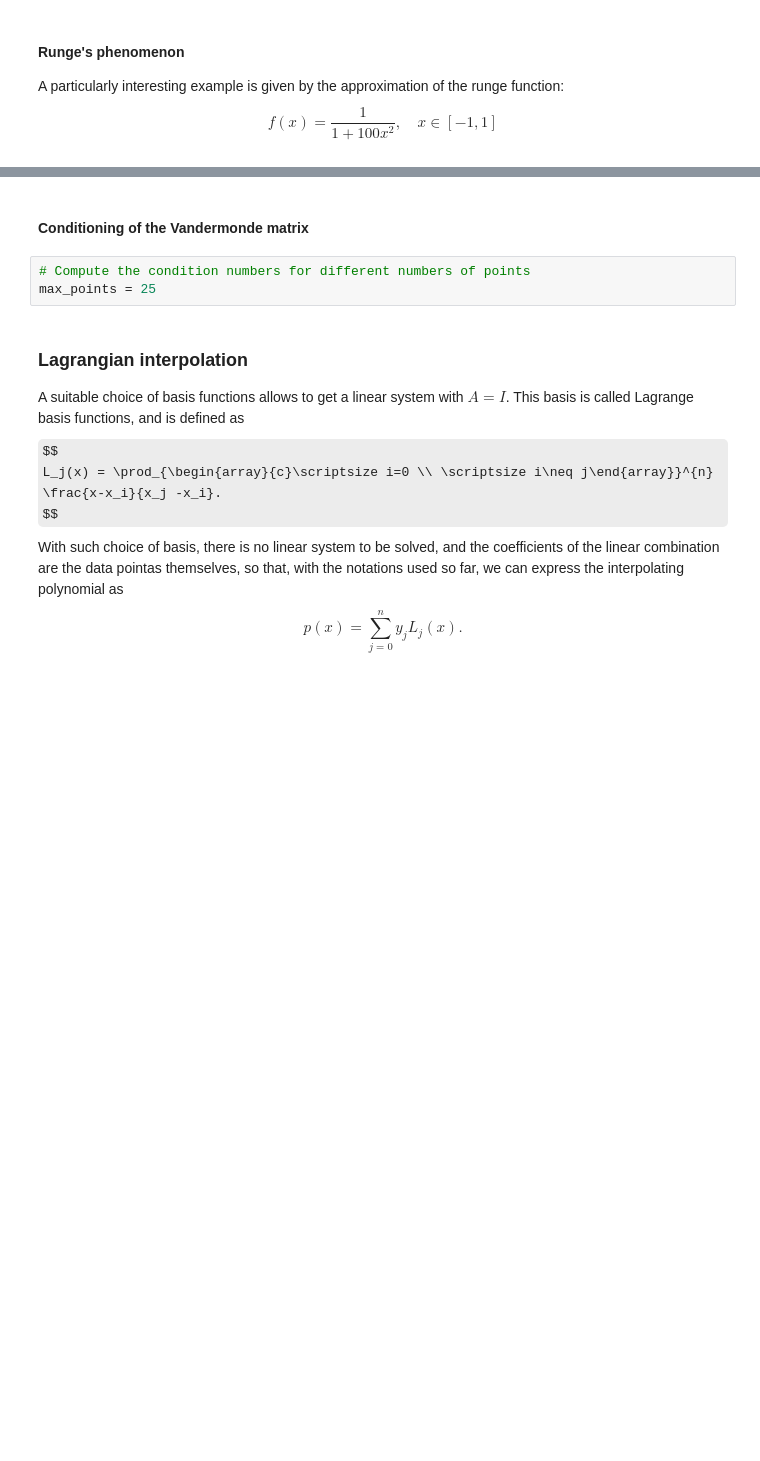
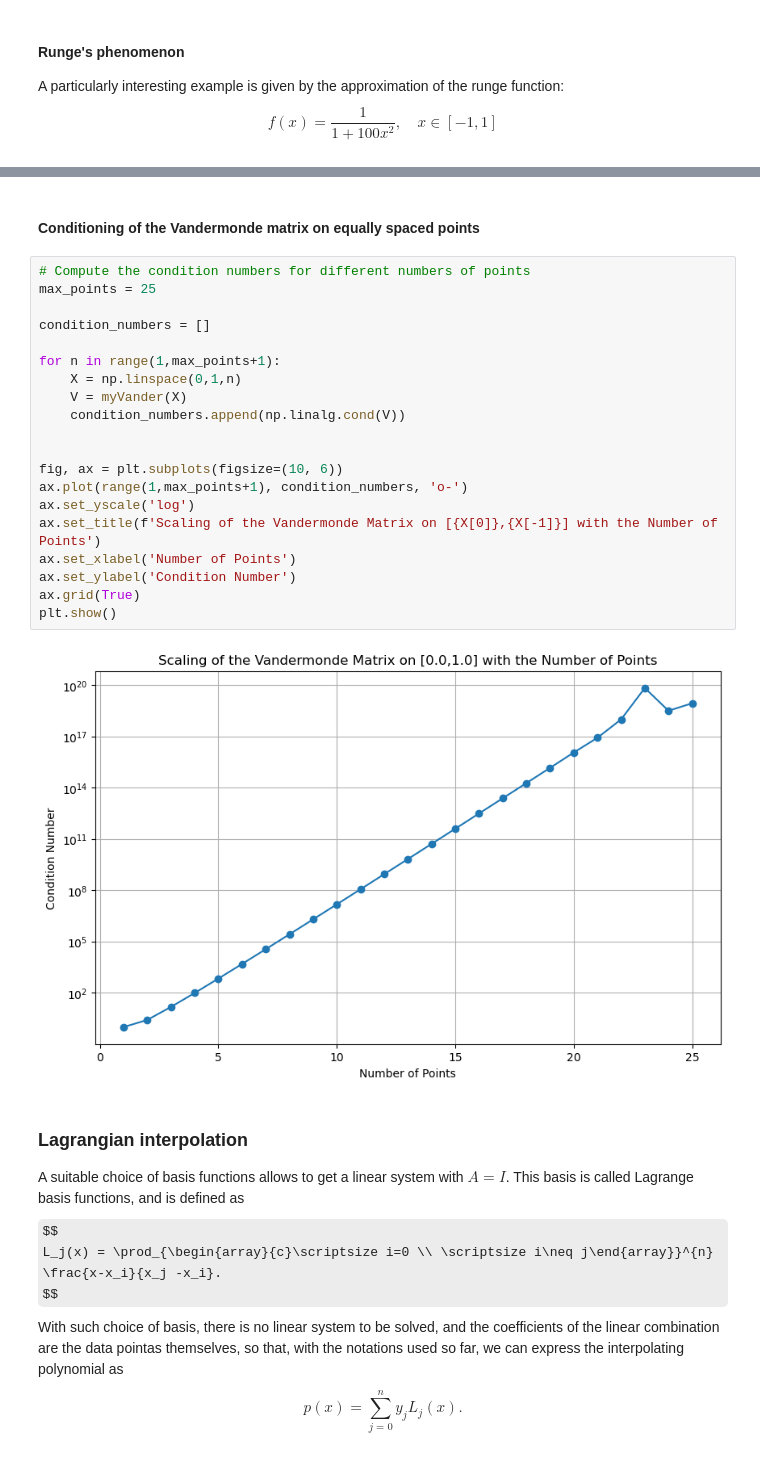
Before and after one commit to arielsboiardi/numerical_analysis_2024-2025, a Jupyter notebook: material/20241119-AB-Es_Interpolation.ipynb, the cells around one changed output, grey strips where cells are left out. Saved outputs shown, nothing was run; the diff lists cells and outputs as text; some formulas as TeX source; blank space fills up the shorter version.

```diff
--- a/material/20241119-AB-Es_Interpolation.ipynb
+++ b/material/20241119-AB-Es_Interpolation.ipynb
@@ -269,8 +301,27 @@ np.linalg.cond(A)
 # %% [markdown]
-#### Conditioning of the Vandermonde matrix
+#### Conditioning of the Vandermonde matrix on equally spaced points
-# %%
-# Compute the condition numbers for different numbers of points
-max_points = 25
+# %%
+# Compute the condition numbers for different numbers of points
+max_points = 25
+
+condition_numbers = []
+
+for n in range(1,max_points+1):
+	X = np.linspace(0,1,n)
+	V = myVander(X)
+	condition_numbers.append(np.linalg.cond(V))
+
+
+fig, ax = plt.subplots(figsize=(10, 6))
+ax.plot(range(1,max_points+1), condition_numbers, 'o-')
+ax.set_yscale('log')
+ax.set_title(f'Scaling of the Vandermonde Matrix on [{X[0]},{X[-1]}] with the Number of Points')
+ax.set_xlabel('Number of Points')
+ax.set_ylabel('Condition Number')
+ax.grid(True)
+plt.show()
+# %% [output]
+[figure, added]
 # %% [markdown]
 ### Lagrangian interpolation
 
```
Also changed, not shown: parts of 32 cells of this notebook.
